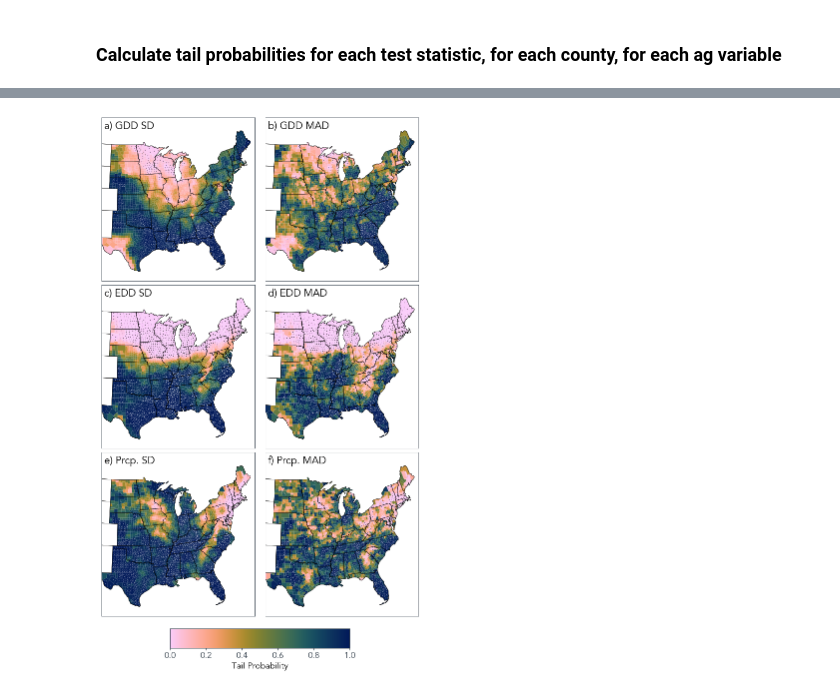
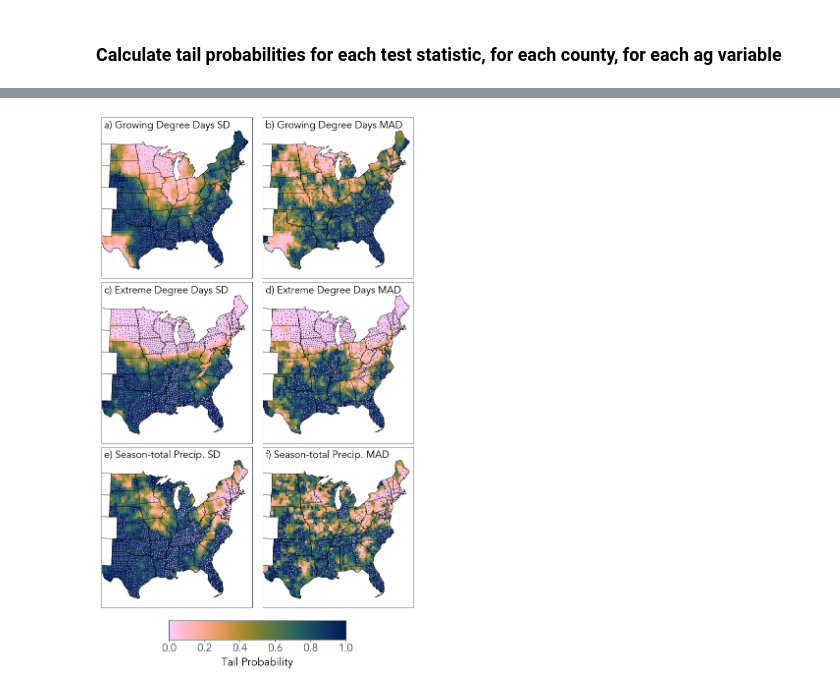
Before and after one commit to david0811/BCSD_CornYields_UQ, a Jupyter notebook: analysis/county_agvar.ipynb, the cells around one changed output, grey strips where cells are left out. Drawn from its saved outputs; the diff is of its cells as text; code cells hidden in the pictures.

Commit message:
Added figures

```diff
--- a/analysis/county_agvar.ipynb
+++ b/analysis/county_agvar.ipynb
@@ -231,7 +231,7 @@ sig95_plot.plot(color = 'white', markersize=0.1, marker = 'o', ax = ax)
 states.geometry.boundary.plot(ax=ax, linewidth=0.5, edgecolor="black", color=None)
 coast.geometry.boundary.plot(ax=ax, linewidth=0.5, edgecolor="black", color=None)
 ax.tick_params(labelbottom=False, labelleft=False, color = 'white')
-ax.set_title(' a) GDD SD', loc = 'left', pad = -22)
+ax.set_title(' a) Growing Degree Days SD', loc = 'left', pad = -22)
 ax.set_ylim([-2300000,1000000])
 ax.set_xlim([-500000,2600000])
 
@@ -254,7 +254,7 @@ sig95_plot.plot(color = 'white', markersize=0.1, marker = 'o', ax = ax)
 states.geometry.boundary.plot(ax=ax, linewidth=0.5, edgecolor="black", color=None)
 coast.geometry.boundary.plot(ax=ax, linewidth=0.5, edgecolor="black", color=None)
 ax.tick_params(labelbottom=False, labelleft=False, color = 'white')
-ax.set_title(' b) GDD MAD', loc = 'left', pad = -22)
+ax.set_title(' b) Growing Degree Days MAD', loc = 'left', pad = -22)
 ax.set_ylim([-2300000,1000000])
 ax.set_xlim([-500000,2600000])
 
@@ -276,12 +276,12 @@ sig95_plot['geometry'] = sig95_plot['geometry'].apply(lambda x: x.centroid)
 
 data_shp = pd.merge(county_shp_plot, data.filter([model, 'GEOID']), on="GEOID", how="inner", copy=False)
 data_shp.dropna().plot(column=model, ax=ax, cax=cax, legend=True, cmap=batlow_map, vmin=vmin, vmax=vmax)
-sig05_plot.plot(color = 'black', markersize=0.1, marker = 'o', ax = ax)
-sig95_plot.plot(color = 'white', markersize=0.1, marker = 'o', ax = ax)
+sig05_plot.plot(color = 'black', markersize=0.4, marker = 'o', ax = ax)
+sig95_plot.plot(color = 'white', markersize=0.4, marker = 'o', ax = ax)
 states.geometry.boundary.plot(ax=ax, linewidth=0.5, edgecolor="black", color=None)
 coast.geometry.boundary.plot(ax=ax, linewidth=0.5, edgecolor="black", color=None)
 ax.tick_params(labelbottom=False, labelleft=False, color = 'white')
-ax.set_title(' c) EDD SD', loc = 'left', pad = -22)
+ax.set_title(' c) Extreme Degree Days SD', loc = 'left', pad = -22)
 ax.set_ylim([-2300000,1000000])
 ax.set_xlim([-500000,2600000])
 
@@ -299,12 +299,12 @@ sig95_plot['geometry'] = sig95_plot['geometry'].apply(lambda x: x.centroid)
 
 data_shp = pd.merge(county_shp_plot, data.filter([model, 'GEOID']), on="GEOID", how="inner", copy=False)
 data_shp.dropna().plot(column=model, ax=ax, cax=cax, legend=True, cmap=batlow_map, vmin=vmin, vmax=vmax)
-sig05_plot.plot(color = 'black', markersize=0.1, marker = 'o', ax = ax)
-sig95_plot.plot(color = 'white', markersize=0.1, marker = 'o', ax = ax)
+sig05_plot.plot(color = 'black', markersize=0.4, marker = 'o', ax = ax)
+sig95_plot.plot(color = 'white', markersize=0.4, marker = 'o', ax = ax)
 states.geometry.boundary.plot(ax=ax, linewidth=0.5, edgecolor="black", color=None)
 coast.geometry.boundary.plot(ax=ax, linewidth=0.5, edgecolor="black", color=None)
 ax.tick_params(labelbottom=False, labelleft=False, color = 'white')
-ax.set_title(' d) EDD MAD', loc = 'left', pad = -22)
+ax.set_title(' d) Extreme Degree Days MAD', loc = 'left', pad = -22)
 ax.set_ylim([-2300000,1000000])
 ax.set_xlim([-500000,2600000])
 
@@ -326,46 +326,47 @@ sig95_plot['geometry'] = sig95_plot['geometry'].apply(lambda x: x.centroid)
 
 data_shp = pd.merge(county_shp_plot, data.filter([model, 'GEOID']), on="GEOID", how="inner", copy=False)
 data_shp.dropna().plot(column=model, ax=ax, cax=cax, legend=True, cmap=batlow_map, vmin=vmin, vmax=vmax)
-sig05_plot.plot(color = 'black', markersize=0.1, marker = 'o', ax = ax)
-sig95_plot.plot(color = 'white', markersize=0.1, marker = 'o', ax = ax)
+sig05_plot.plot(color = 'black', markersize=0.4, marker = 'o', ax = ax)
+sig95_plot.plot(color = 'white', markersize=0.4, marker = 'o', ax = ax)
 states.geometry.boundary.plot(ax=ax, linewidth=0.5, edgecolor="black", color=None)
 coast.geometry.boundary.plot(ax=ax, linewidth=0.5, edgecolor="black", color=None)
 ax.tick_params(labelbottom=False, labelleft=False, color = 'white')
-ax.set_title(' e) Prcp. SD', loc = 'left', pad = -22)
+ax.set_title(' e) Season-total Precip. SD', loc = 'left', pad = -22)
 ax.set_ylim([-2300000,1000000])
 ax.set_xlim([-500000,2600000])
 
 # MAD
 ax = plt.subplot(gs[5])
 model = 'gmfd_mad'
 vmin = 0.
 vmax = 1.
 
 sig05_plot = pd.merge(county_shp_plot, data.query('gmfd_mad <= 0.05'), on="GEOID", how='inner', copy=False)
 sig05_plot['geometry'] = sig05_plot['geometry'].apply(lambda x: x.centroid)
 
 sig95_plot = pd.merge(county_shp_plot, data.query('gmfd_mad >= 0.95'), on="GEOID", how='inner', copy=False)
 sig95_plot['geometry'] = sig95_plot['geometry'].apply(lambda x: x.centroid)
 
 data_shp = pd.merge(county_shp_plot, data.filter([model, 'GEOID']), on="GEOID", how="inner", copy=False)
 data_shp.dropna().plot(column=model, ax=ax, cax=cax, legend=True, cmap=batlow_map, vmin=vmin, vmax=vmax)
-sig05_plot.plot(color = 'black', markersize=0.1, marker = 'o', ax = ax)
-sig95_plot.plot(color = 'white', markersize=0.1, marker = 'o', ax = ax)
+sig05_plot.plot(color = 'black', markersize=0.4, marker = 'o', ax = ax)
+sig95_plot.plot(color = 'white', markersize=0.4, marker = 'o', ax = ax)
 states.geometry.boundary.plot(ax=ax, linewidth=0.5, edgecolor="black", color=None)
 coast.geometry.boundary.plot(ax=ax, linewidth=0.5, edgecolor="black", color=None)
 ax.tick_params(labelbottom=False, labelleft=False, color = 'white')
-ax.set_title(' f) Prcp. MAD', loc = 'left', pad = -22)
+ax.set_title(' f) Season-total Precip. MAD', loc = 'left', pad = -22)
 ax.set_ylim([-2300000,1000000])
 ax.set_xlim([-500000,2600000])
 
 
 # Colorbar
 sm = plt.cm.ScalarMappable(cmap=batlow_map, norm=plt.Normalize(vmin=vmin, vmax=vmax))
 sm._A = []
 fig.colorbar(sm, cax=cax, orientation = 'horizontal', label = 'Tail Probability')
 
 
 # Show
-plt.show()
+# plt.show()
+plt.savefig('../figs/figure2.jpg', dpi=900)
 # %% [output]
-[figure, old version]
+[figure, new version]
```
Also changed, not shown: 13 other files.
